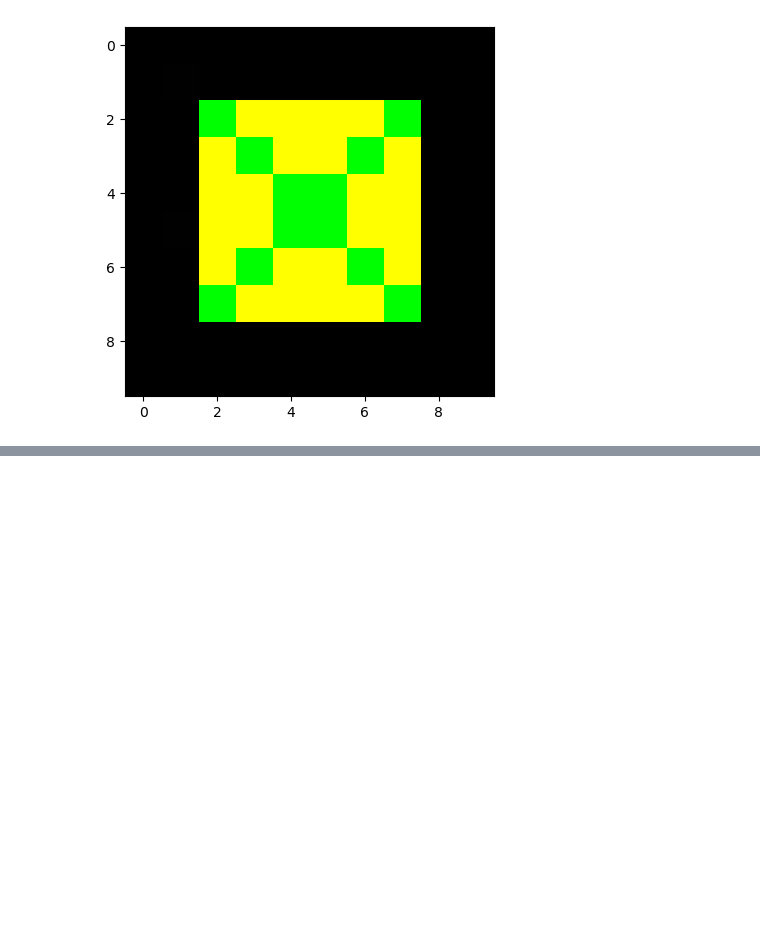
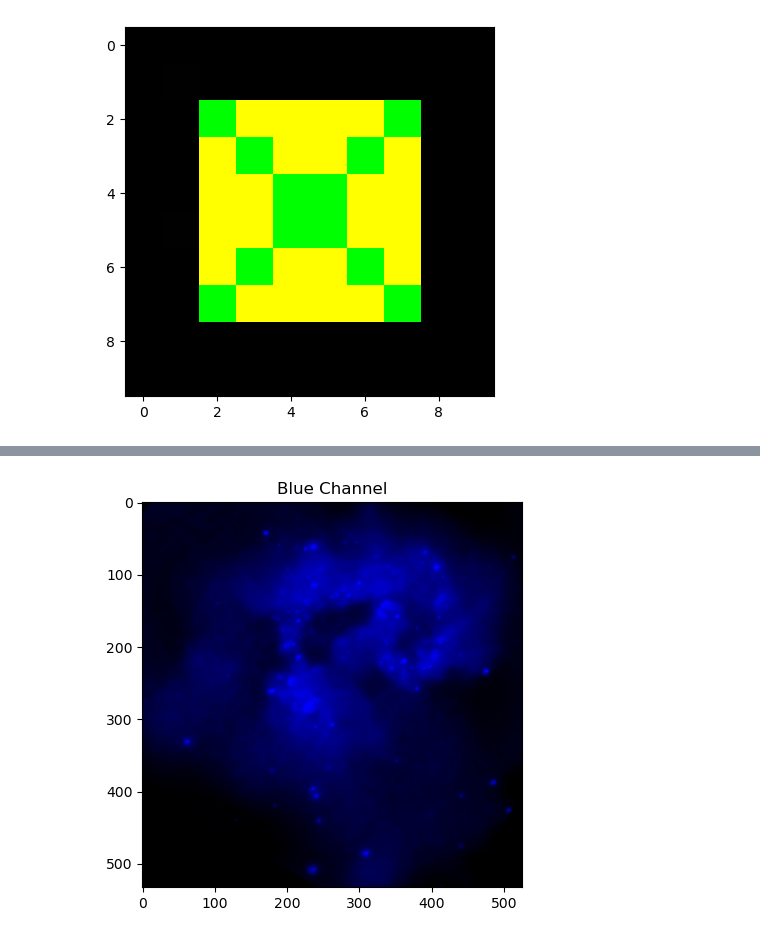
Before and after one commit to caocaoxxx/image_procesing, a Jupyter notebook: assignmen.ipynb, the cells around one changed output, grey strips where cells are left out. Saved outputs shown, nothing was run; the diff lists cells and outputs as text; code cells hidden in the pictures; blank space fills up the shorter version.

```diff
--- a/assignmen.ipynb
+++ b/assignmen.ipynb
@@ -92,0 +121,14 @@ plt.show()
+# %%
+from PIL import Image
+import matplotlib.pyplot as plt
+
+image_path = 'galaxy-full.jpg'
+image = Image.open(image_path)
+r, g, b = image.split()
+b_image = Image.merge('RGB', (Image.new('L', b.size), Image.new('L', b.size), b))
+plt.figure(figsize=(15, 5))
+plt.imshow(b_image)
+plt.title('Blue Channel')
+plt.show()
+# %% [output]
+[figure, added]
```
Also changed, not shown: parts of 2 cells of this notebook.
